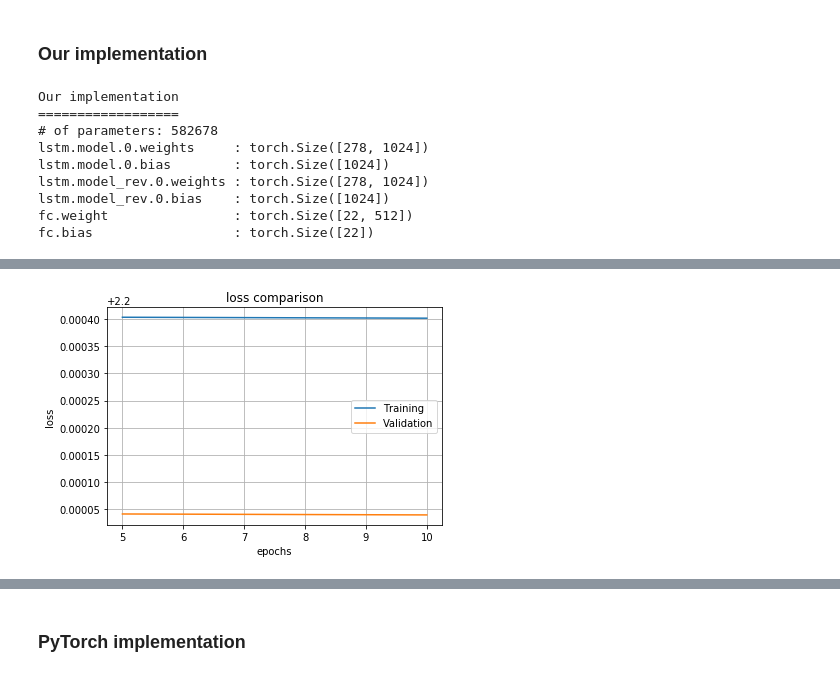
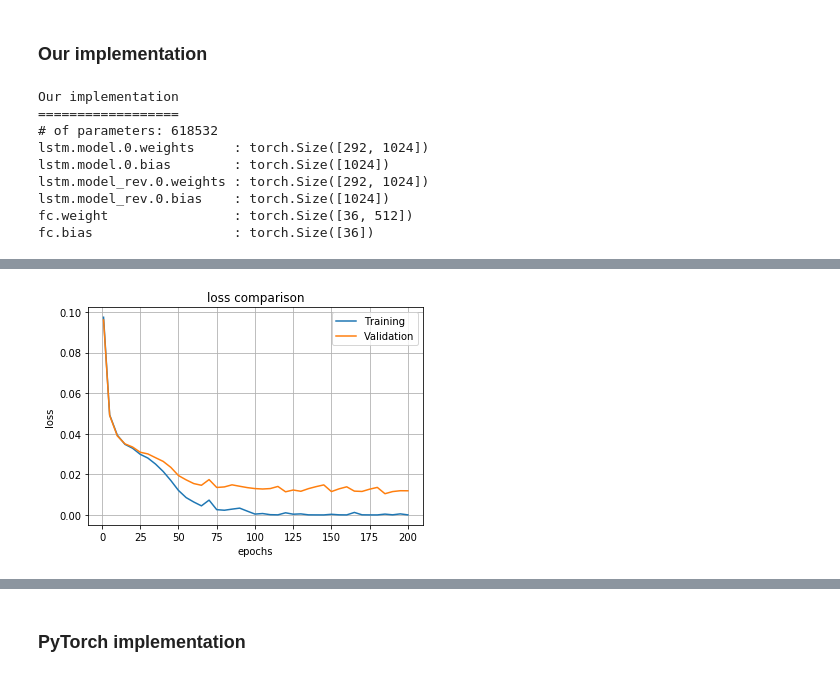
Before and after one commit to Neeratyoy/SequenceModelling, a Jupyter notebook: src/Seq2Seq-same.ipynb, the cells around one changed output, grey strips where cells are left out. Drawn from its saved outputs; the diff is of its cells as text; code cells hidden in the pictures.

```diff
--- a/src/Seq2Seq-same.ipynb
+++ b/src/Seq2Seq-same.ipynb
@@ -23,8 +25,8 @@ seed = 42
 # %% [markdown]
 ## Common parameters
 # %%
-batch_size = 8
-# Percentage of training data
+batch_size = 32
+split_ratio = 0.8
 learning_rate = 0.001
 
 device = "cuda"
@@ -32,7 +34,10 @@ device = "cuda"
 # Loading bAbi
 # %%
 from babi import babiDataset
-babi = babiDataset()
+
+task = 2
+
+babi = babiDataset(task=task, split_ratio=split_ratio, device=device)
 babi.load(verbose=True)
 train_loader, valid_loader, test_loader = babi.create_data_loader(batch_size)
 # %% [output]
@@ -69,11 +74,11 @@ for name, param in our.named_parameters():
 # %% [output]
 Our implementation
 ==================
-# of parameters: 582678
-lstm.model.0.weights     : torch.Size([278, 1024])
+# of parameters: 618532
+lstm.model.0.weights     : torch.Size([292, 1024])
 lstm.model.0.bias        : torch.Size([1024])
-lstm.model_rev.0.weights : torch.Size([278, 1024])
+lstm.model_rev.0.weights : torch.Size([292, 1024])
 lstm.model_rev.0.bias    : torch.Size([1024])
-fc.weight                : torch.Size([22, 512])
-fc.bias                  : torch.Size([22])
+fc.weight                : torch.Size([36, 512])
+fc.bias                  : torch.Size([36])
 # %%
@@ -84,6 +89,7 @@ optimizer_our = torch.optim.Adam(our.parameters(), lr=learning_rate)
 
 task_our = Seq2SeqSame(our, optimizer_our, loss_fn, device)
 # %%
-our, our_stats = task_our.train(epochs=6, train_loader=train_loader, valid_loader=valid_loader,
-                                            out_dir='dump/Seq2SeqSame/Our/', freq=5)
+our, our_stats = task_our.train(epochs=200, train_loader=train_loader, valid_loader=valid_loader,
+                                out_dir='dump/Seq2SeqSame/Our/', freq=5, vocab=babi.vocab,
+                                wer_dict=babi.wer_dict)
 # %% [output]
@@ -107,2 +113,2 @@ Training completed in 394.1381802558899s
-[figure, old version]
+[figure, new version]
 # %%
```
Also changed, not shown: parts of 9 cells of this notebook, 6 other files.
